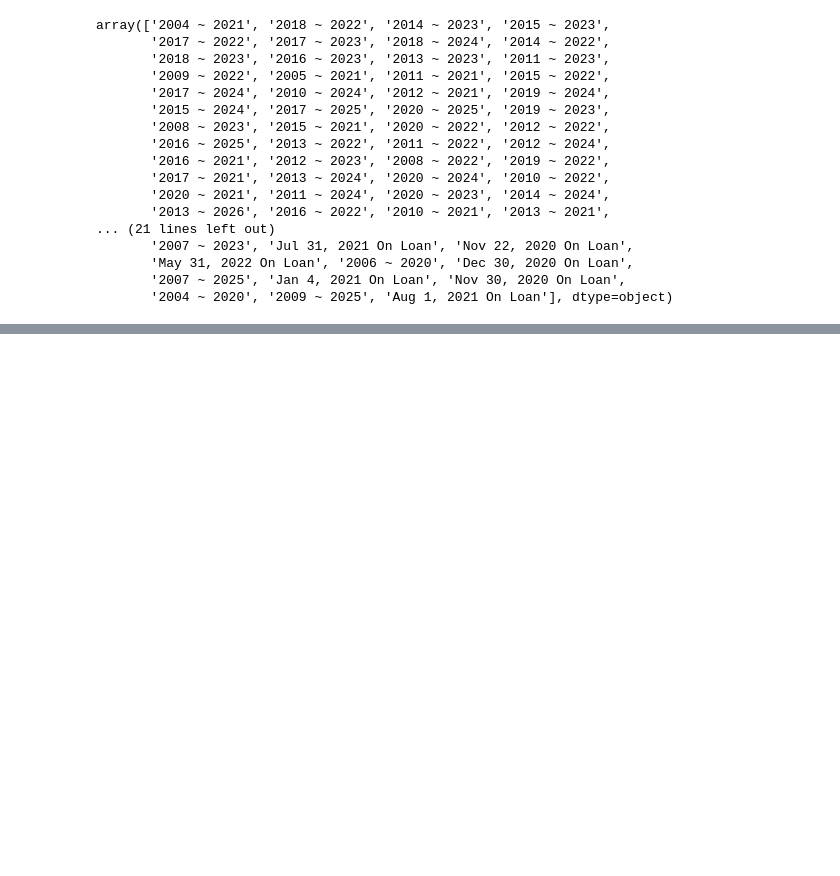
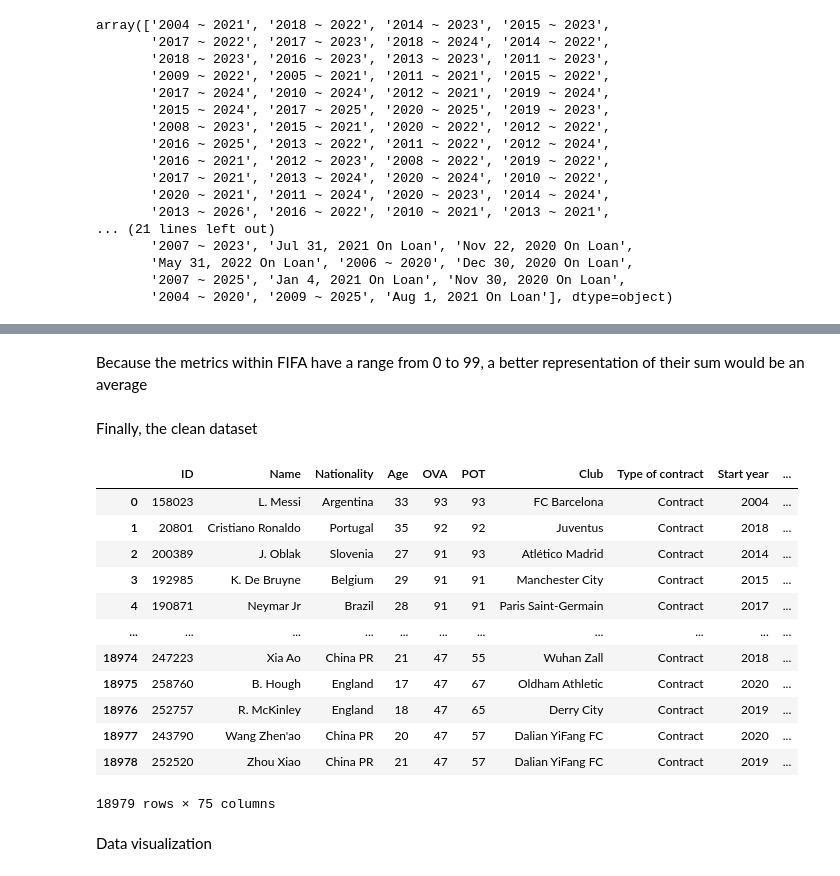
Before and after one commit to Suesue098/Basic, a Jupyter notebook: FIFA_21.ipynb, the cells around one changed output, grey strips where cells are left out. Saved outputs shown, nothing was run; the diff lists cells and outputs as text; code cells hidden in the pictures; blank space fills up the shorter version.

```diff
--- a/FIFA_21.ipynb
+++ b/FIFA_21.ipynb
@@ -198,0 +230,54 @@ array(['2004 ~ 2021', '2018 ~ 2022', '2014 ~ 2023', '2015 ~ 2023',
+# %%
+df['Type of contract'] = df['Contract'].apply(type)
+df['Start year'] = df['Contract'].apply(start_time_contract)
+df['End year'] = df.apply(lambda row: end_time_contract(row['Type of contract'],
+                                                        row['Contract'], row['Loan Date End']), axis = 1)
+# %%
+df = df[list(df.columns[:7]) + list(df.columns[-3:]) + list(df.columns[8:-3])]
+df = df.drop(columns = ['Loan Date End'])
+# %% [markdown]
+Because the metrics within FIFA have a range from 0 to 99, a better representation of their sum would be an average
+# %%
+df['Attacking'] = round(df['Attacking']/5,0)
+df['Attacking'] = df['Attacking'].astype('int64')
+
+df['Skill'] = df['Skill']/5
+df['Skill'] = df['Skill'].astype('int64')
+
+df["Movement"]=df["Movement"]/5
+df["Movement"]=df["Movement"].astype("int64")
+
+df["Power"]=df["Power"]/5
+df["Power"]=df["Power"].astype("int64")
+
+df["Mentality"]=df["Mentality"]/6
+df["Mentality"]=df["Mentality"].astype("int64")
+
+df["Defending"]=df["Defending"]/3
+df["Defending"]=df["Defending"].astype("int64")
+
+df["Goalkeeping"] = df["Goalkeeping"]/5
+df["Goalkeeping"] = df["Goalkeeping"].astype("int64")
+# %%
+df=df.rename(columns = {'Attacking':'Attacking AVG', "Skill":"Skill AVG", "Movement":"Movement AVG",
+                        'Power':'Power AVG', "Mentality":"Mentality AVG", "Defending":"Defending AVG", "Goalkeeping":"Goalkeeping AVG"})
+# %% [markdown]
+Finally, the clean dataset
+# %%
+df
+# %% [output]
+|  | ID | Name | Nationality | Age | OVA | POT | Club | Type of contract | Start year | ... |
+| 0 | 158023 | L. Messi | Argentina | 33 | 93 | 93 | FC Barcelona | Contract | 2004 | ... |
+| 1 | 20801 | Cristiano Ronaldo | Portugal | 35 | 92 | 92 | Juventus | Contract | 2018 | ... |
+| 2 | 200389 | J. Oblak | Slovenia | 27 | 91 | 93 | Atlético Madrid | Contract | 2014 | ... |
+| 3 | 192985 | K. De Bruyne | Belgium | 29 | 91 | 91 | Manchester City | Contract | 2015 | ... |
+| 4 | 190871 | Neymar Jr | Brazil | 28 | 91 | 91 | Paris Saint-Germain | Contract | 2017 | ... |
+| ... | ... | ... | ... | ... | ... | ... | ... | ... | ... | ... |
+| 18974 | 247223 | Xia Ao | China PR | 21 | 47 | 55 | Wuhan Zall | Contract | 2018 | ... |
+| 18975 | 258760 | B. Hough | England | 17 | 47 | 67 | Oldham Athletic | Contract | 2020 | ... |
+| 18976 | 252757 | R. McKinley | England | 18 | 47 | 65 | Derry City | Contract | 2019 | ... |
+| 18977 | 243790 | Wang Zhen'ao | China PR | 20 | 47 | 57 | Dalian YiFang FC | Contract | 2020 | ... |
+| 18978 | 252520 | Zhou Xiao | China PR | 21 | 47 | 57 | Dalian YiFang FC | Contract | 2019 | ... |
+18979 rows × 75 columns
+# %% [markdown]
+Data visualization
```
Also changed, not shown: parts of 3 cells of this notebook.
